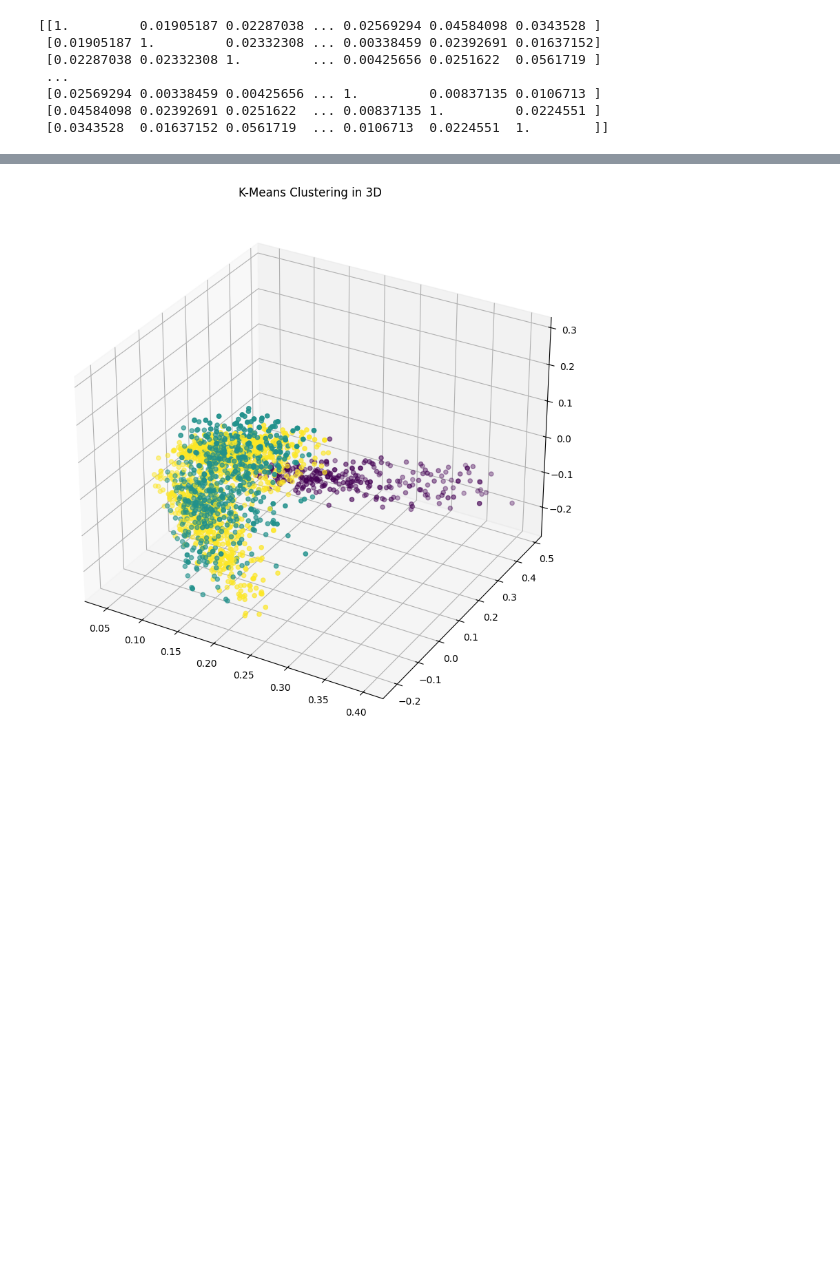
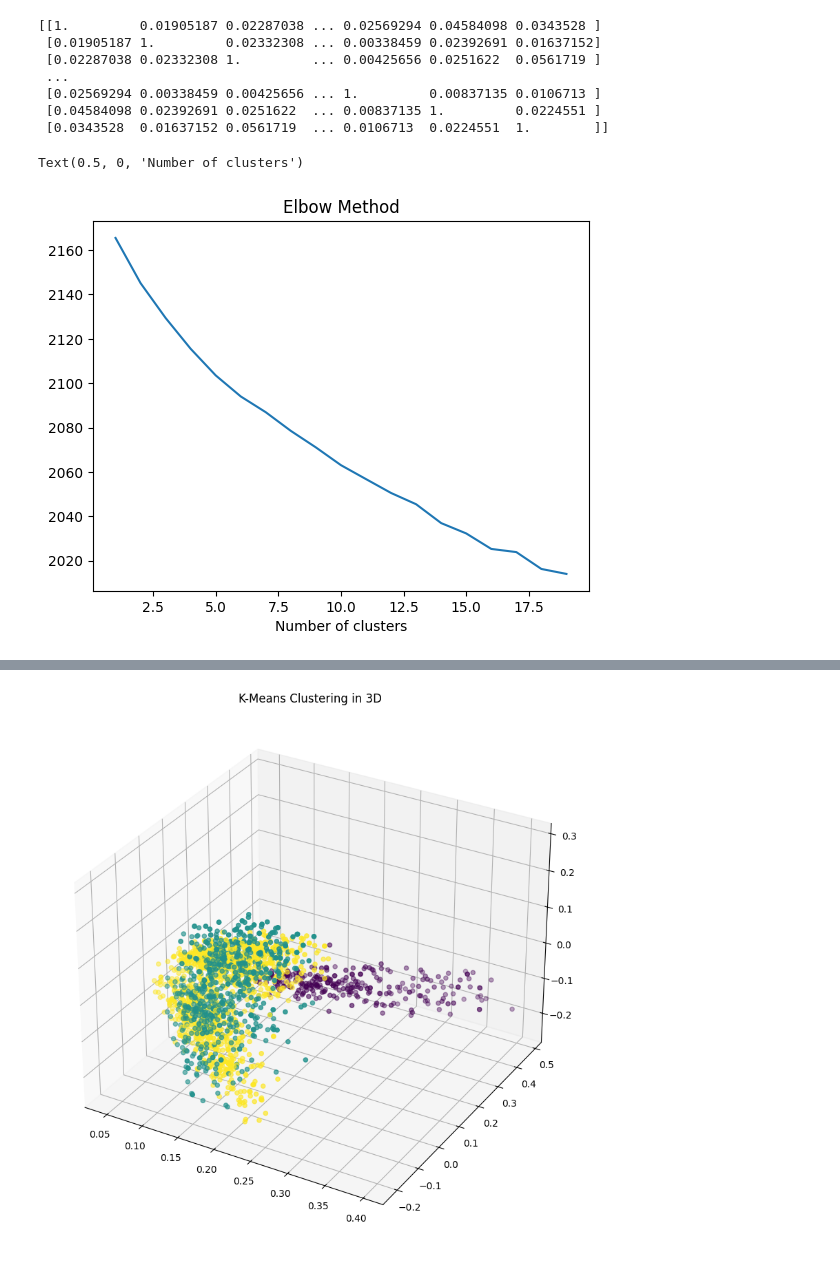
Before and after one commit to jnvshubham7/Event-Extraction, a Jupyter notebook: final_code.ipynb, the cells around one changed output, grey strips where cells are left out. Cells and saved outputs as stored; diff of their text form; code cells hidden in the pictures; blank space fills up the shorter version.

```diff
--- a/final_code.ipynb
+++ b/final_code.ipynb
@@ -125,16 +125,17 @@ print(cosine_sim)
 # %%
 # tqdm is used to display the progress bar
 from tqdm import tqdm
 # use elbow method to find the optimal number of clusters
 
 wcss = []
-for i in tqdm(range(1,200)):
+for i in tqdm(range(1,20)):
     kmeans = KMeans(n_clusters=i, init='k-means++', max_iter=300, n_init=10, random_state=0)
     kmeans.fit(X)
     wcss.append(kmeans.inertia_)
 
-plt.plot(range(1,200), wcss)
-plt.title('The Elbow Method')
+plt.plot(range(1,20), wcss)
+plt.title('Elbow Method')
 plt.xlabel('Number of clusters')
-plt.ylabel('WCSS')
-plt.show()
+# %% [output]
+Text(0.5, 0, 'Number of clusters')
+[figure, added]
```
Also changed, not shown: parts of 8 cells of this notebook.
